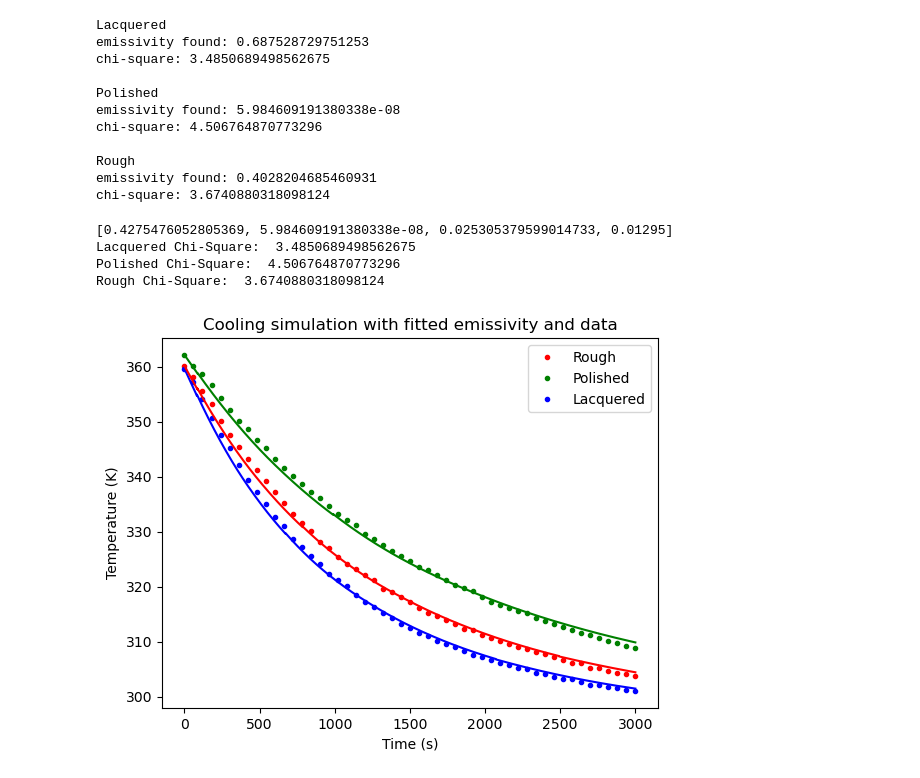
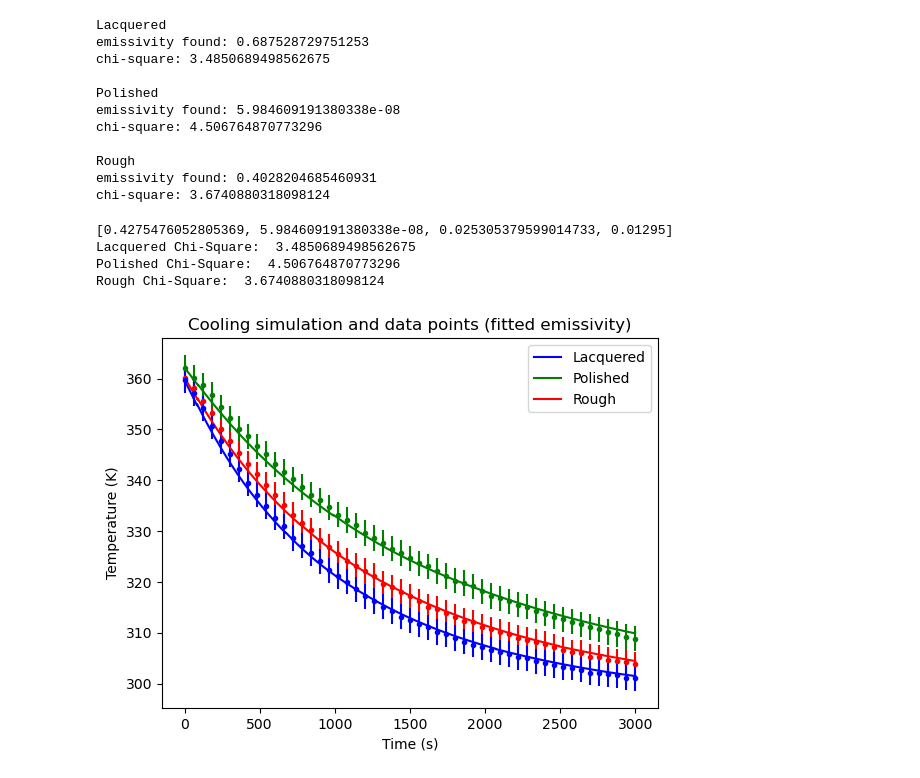
Before and after one commit to loganmachale/Modelling-Cooling-Mechanisms, a Jupyter notebook: Final Notes Logan.ipynb, the cells around one changed output. Drawn from its saved outputs; the diff is of its cells as text; code cells hidden in the pictures.

```diff
--- a/Final Notes Logan.ipynb
+++ b/Final Notes Logan.ipynb
@@ -311,6 +321,9 @@ Rough
 emissivity found: 0.4028204685460931
 chi-square: 3.6740880318098124
 # %%
+xerr = 1
+yerr = 2.5
+
 carrAll[0][1] = emissivities[0]
 carrAll[1][1] = emissivities[1]
 carrAll[2][1] = emissivities[2]
@@ -322,35 +335,36 @@ for i in range(3):
     sol = integrate.solve_ivp(dydt_arr, (t_0, t_f),
                               y_0arr[i],
                               method='LSODA',
                               t_eval=t_arr,
                               args=carrAll[i])
 
     solT = sol['y'][0]
     solarr.append(solT)
 
 
 print("Lacquered Chi-Square: ",
       chis[0])
 print("Polished Chi-Square: ",
       chis[1])
 print("Rough Chi-Square: ",
       chis[2])
 
 x = data[:, 0]
-plt.plot(x, data[:, 1], colours[0], x, data[:, 2],
-         colours[1], x, data[:, 3], colours[2])
+plt.errorbar(x, data[:, 1], yerr, xerr, fmt = colours[0])
+plt.errorbar(x, data[:, 2], yerr, xerr, fmt = colours[1])
+plt.errorbar(x, data[:, 3], yerr, xerr, fmt = colours[2])
 
-plt.title("Cooling simulation with fitted emissivity and data")
+plt.title("Cooling simulation and data points (fitted emissivity)")
 plt.xlabel("Time (s)")
 plt.ylabel("Temperature (K)")
 plt.plot(t_arr, solarr[0], "b")
 plt.plot(t_arr, solarr[1], "g")
 plt.plot(t_arr, solarr[2], "r")
-plt.legend(['Rough', 'Polished', 'Lacquered'])
+plt.legend(['Lacquered', 'Polished', 'Rough'])
 plt.show()
 # %% [output]
 [0.4275476052805369, 5.984609191380338e-08, 0.025305379599014733, 0.01295]
 Lacquered Chi-Square:  3.4850689498562675
 Polished Chi-Square:  4.506764870773296
 Rough Chi-Square:  3.6740880318098124
-[figure, old version]
+[figure, new version]
```
Also changed, not shown: parts of 7 cells of this notebook.
